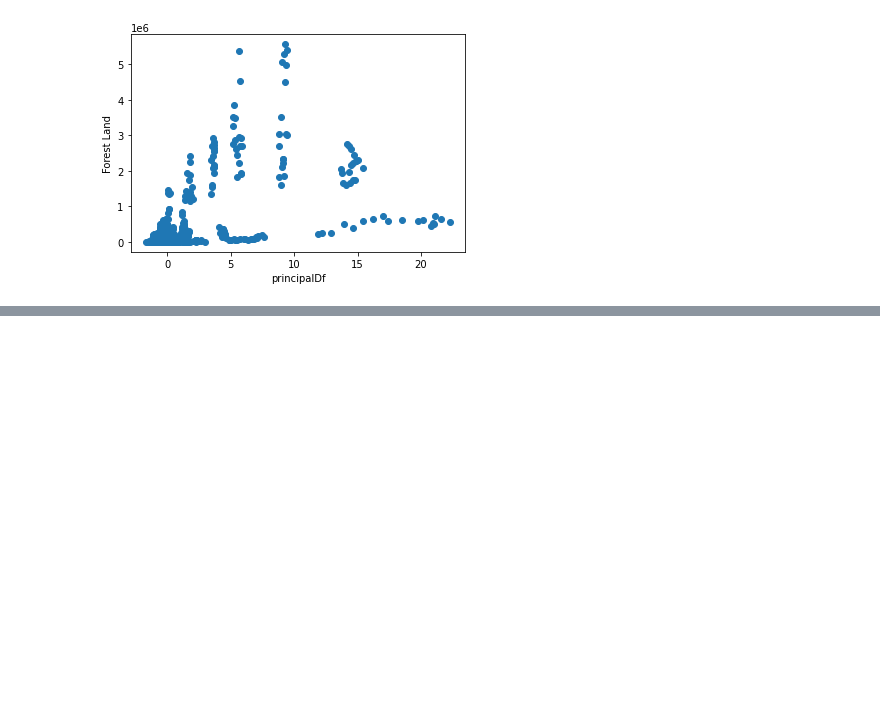
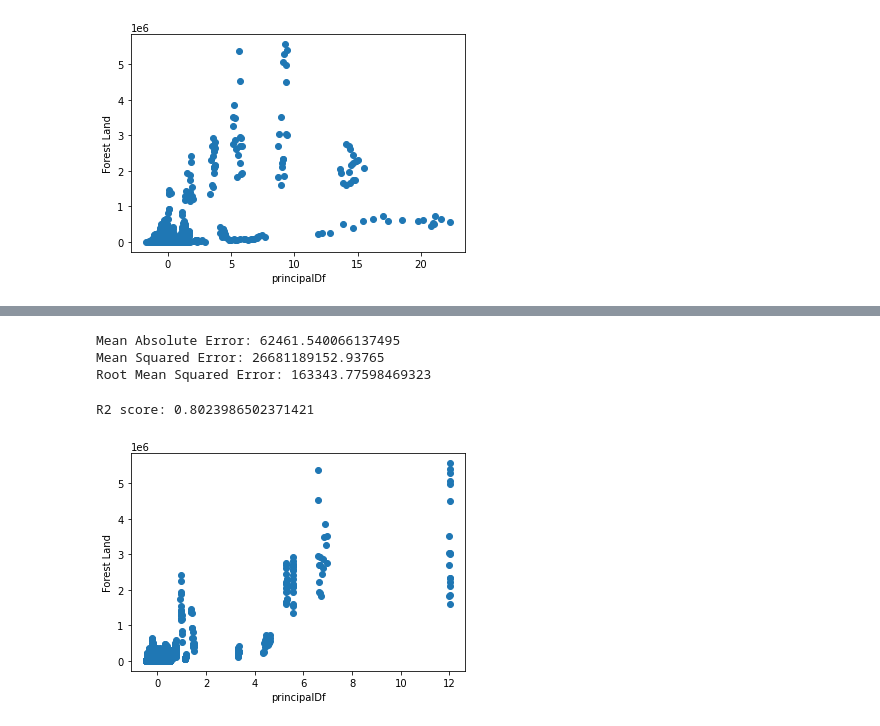
Before and after one commit to mohannashahrad/Borealis_AI_Plant_Tree_Project, a Jupyter notebook: Training/PCA_analysis.ipynb, the cells around one changed output, grey strips where cells are left out. Cells and saved outputs as stored; diff of their text form; code cells hidden in the pictures; blank space fills up the shorter version.

Commit message:
Feature Analysis Visualization & PCA

```diff
--- a/Training/PCA_analysis.ipynb
+++ b/Training/PCA_analysis.ipynb
@@ -236,3 +237,19 @@ plt.ylabel('Forest Land')
 plt.show()
 # %% [output]
 [figure]
+# %%
+normalized_x_3 = normalized_x_2.loc[:, normalized_x_2.columns != 'Oil Rents (% GDP)']
+#normalized_x_3 = normalized_x_3.loc[:, normalized_x_3.columns != 'Land Area (m2)']
+normalized_x_3 = normalized_x_3.loc[:, normalized_x_3.columns != 'Agriculture Land (m2)']
+#normalized_x_3 = normalized_x_3.loc[:, normalized_x_3.columns != 'Forest Land (m2)']
+normalized_x_3 = normalized_x_3.loc[:, normalized_x_3.columns != 'Population']
+normalized_x_3 = normalized_x_3.loc[:, normalized_x_3.columns != 'Pop Growth (%)']
+normalized_x_3 = normalized_x_3.loc[:, normalized_x_3.columns != 'Urban Pop (%)']
+normalized_x_3 = normalized_x_3.loc[:, normalized_x_3.columns != 'GDP (US$)']
+normalized_x_3 = normalized_x_3.loc[:, normalized_x_3.columns != 'GDP Growth (%)']
+normalized_x_3 = normalized_x_3.loc[:, normalized_x_3.columns != 'CO2 Emission (kt)']
+normalized_x_3 = normalized_x_3.loc[:, normalized_x_3.columns != 'Forest Rents (% GDP)']
+normalized_x_3 = normalized_x_3.loc[:, normalized_x_3.columns != 'Coal Rents (% GDP)']
+normalized_x_3 = normalized_x_3.loc[:, normalized_x_3.columns != 'GHG Emision (CO2 eqv)']
+normalized_x_3 = normalized_x_3.loc[:, normalized_x_3.columns != 'Time']
+normalized_x_3.head(10)
@@ -238,0 +288,17 @@ plt.show()
+# %%
+print('Mean Absolute Error:', metrics.mean_absolute_error(y_test_3, y_pred_3))
+print('Mean Squared Error:', metrics.mean_squared_error(y_test_3, y_pred_3))
+print('Root Mean Squared Error:', np.sqrt(metrics.mean_squared_error(y_test_3, y_pred_3)))
+# %% [output]
+Mean Absolute Error: 62461.540066137495
+Mean Squared Error: 26681189152.93765
+Root Mean Squared Error: 163343.77598469323
+# %%
+print('R2 score:', metrics.r2_score(y_pred_3,y_test_3))
+# %% [output]
+R2 score: 0.8023986502371421
+# %%
+pca = PCA(n_components=1)
+principalComponents = pca.fit_transform(normalized_x_3)
+principalDf = pd.DataFrame(data = principalComponents
+             , columns = ['principal component 1'])
@@ -238,0 +307,7 @@ plt.show()
+# %%
+plt.scatter(principalDf,df_2['Tree Loss (ha)'])
+plt.xlabel('principalDf')
+plt.ylabel('Forest Land')
+plt.show()
+# %% [output]
+[figure, added]
```
Also changed, not shown: parts of 14 cells of this notebook.
